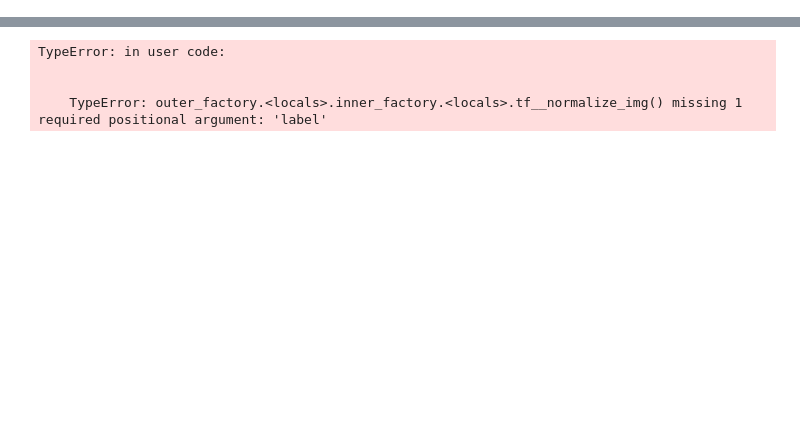
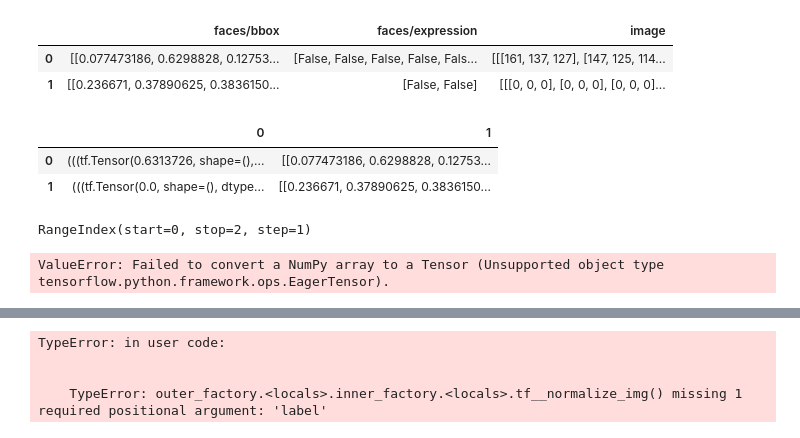
Before and after one commit to FilipMilak/Studienarbeit, a Jupyter notebook: snn.ipynb, the cells around one changed output, grey strips where cells are left out. Saved outputs shown, nothing was run; the diff lists cells and outputs as text; code cells hidden in the pictures; blank space fills up the shorter version.

```diff
--- a/snn.ipynb
+++ b/snn.ipynb
@@ -165,0 +107,6 @@ TypeError: in user code:
+# %%
+df.head(2)
+# %% [output]
+|  | faces/bbox | faces/expression | image |
+| 0 | [[0.077473186, 0.6298828, 0.12753... | [False, False, False, False, Fals... | [[[161, 137, 127], [147, 125, 114... |
+| 1 | [[0.236671, 0.37890625, 0.3836150... | [False, False] | [[[0, 0, 0], [0, 0, 0], [0, 0, 0]... |
@@ -166,3 +115,21 @@ TypeError: in user code:
+# %%
+df.head(2)
+# %% [output]
+|  | 0 | 1 |
+| 0 | (((tf.Tensor(0.6313726, shape=(),... | [[0.077473186, 0.6298828, 0.12753... |
+| 1 | (((tf.Tensor(0.0, shape=(), dtype... | [[0.236671, 0.37890625, 0.3836150... |
+# %%
+df.columns
+# %% [output]
+RangeIndex(start=0, stop=2, step=1)
+# %%
+model_keras.fit(
+    x = df[0],
+    y = df[1],
+    epochs = 10
+)
+# %% [output]
+ValueError: Failed to convert a NumPy array to a Tensor (Unsupported object type tensorflow.python.framework.ops.EagerTensor).
 # %%
 from akida_models import akidanet_imagenet_pretrained
 
```
Also changed, not shown: parts of 22 cells of this notebook.
